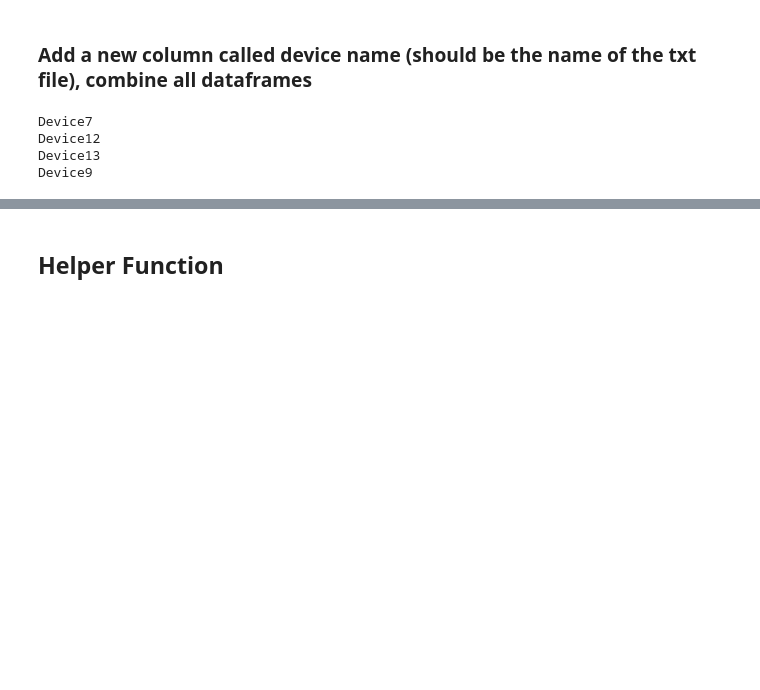
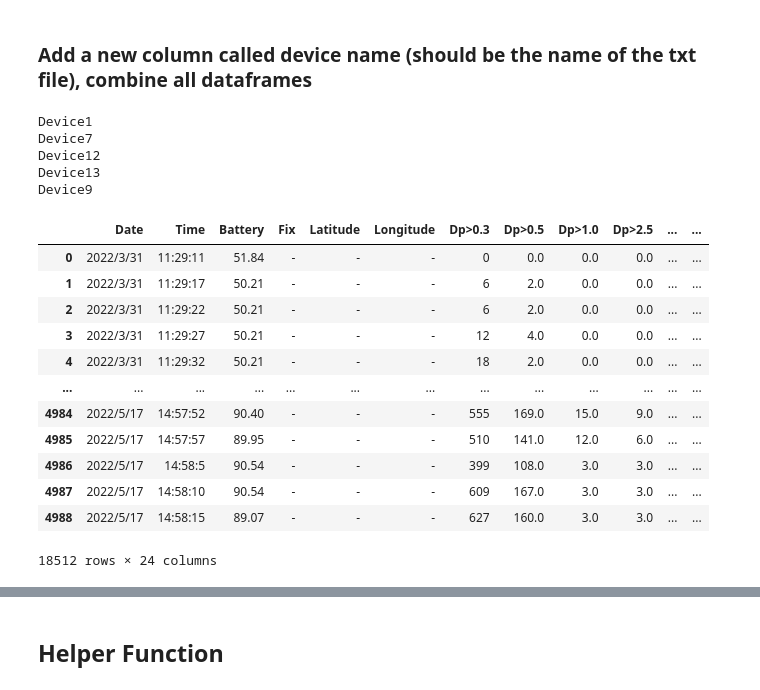
Before and after one commit to wzhang88/SEAL, a Jupyter notebook: DataProcessing.ipynb, the cells around one changed output, grey strips where cells are left out. Drawn from its saved outputs; the diff is of its cells as text; code cells hidden in the pictures; blank space fills up the shorter version.

```diff
--- a/DataProcessing.ipynb
+++ b/DataProcessing.ipynb
@@ -25,10 +26,8 @@ for d in data_files:
         data_df['Device'] = device_name
         data_array.append(data_df)
 all_device_data = pd.concat(data_array)
-
-# add datetime
-all_device_data['Datetime'] = pd.to_datetime(all_device_data['Date'] + ' ' + all_device_data['Time'])
 # %% [output]
+Device1
 Device7
 Device12
 Device13
@@ -40,0 +42,16 @@ dp3 = all_device_data[['Datetime', 'Date', 'Time', 'Dp>0.3','Device']]
+# %%
+all_device_data
+# %% [output]
+|  | Date | Time | Battery | Fix | Latitude | Longitude | Dp>0.3 | Dp>0.5 | Dp>1.0 | Dp>2.5 | ... | ... |
+| 0 | 2022/3/31 | 11:29:11 | 51.84 | - | - | - | 0 | 0.0 | 0.0 | 0.0 | ... | ... |
+| 1 | 2022/3/31 | 11:29:17 | 50.21 | - | - | - | 6 | 2.0 | 0.0 | 0.0 | ... | ... |
+| 2 | 2022/3/31 | 11:29:22 | 50.21 | - | - | - | 6 | 2.0 | 0.0 | 0.0 | ... | ... |
+| 3 | 2022/3/31 | 11:29:27 | 50.21 | - | - | - | 12 | 4.0 | 0.0 | 0.0 | ... | ... |
+| 4 | 2022/3/31 | 11:29:32 | 50.21 | - | - | - | 18 | 2.0 | 0.0 | 0.0 | ... | ... |
+| ... | ... | ... | ... | ... | ... | ... | ... | ... | ... | ... | ... | ... |
+| 4984 | 2022/5/17 | 14:57:52 | 90.40 | - | - | - | 555 | 169.0 | 15.0 | 9.0 | ... | ... |
+| 4985 | 2022/5/17 | 14:57:57 | 89.95 | - | - | - | 510 | 141.0 | 12.0 | 6.0 | ... | ... |
+| 4986 | 2022/5/17 | 14:58:5 | 90.54 | - | - | - | 399 | 108.0 | 3.0 | 3.0 | ... | ... |
+| 4987 | 2022/5/17 | 14:58:10 | 90.54 | - | - | - | 609 | 167.0 | 3.0 | 3.0 | ... | ... |
+| 4988 | 2022/5/17 | 14:58:15 | 89.07 | - | - | - | 627 | 160.0 | 3.0 | 3.0 | ... | ... |
+18512 rows × 24 columns
```
Also changed, not shown: parts of 13 cells of this notebook, 1 other file.
